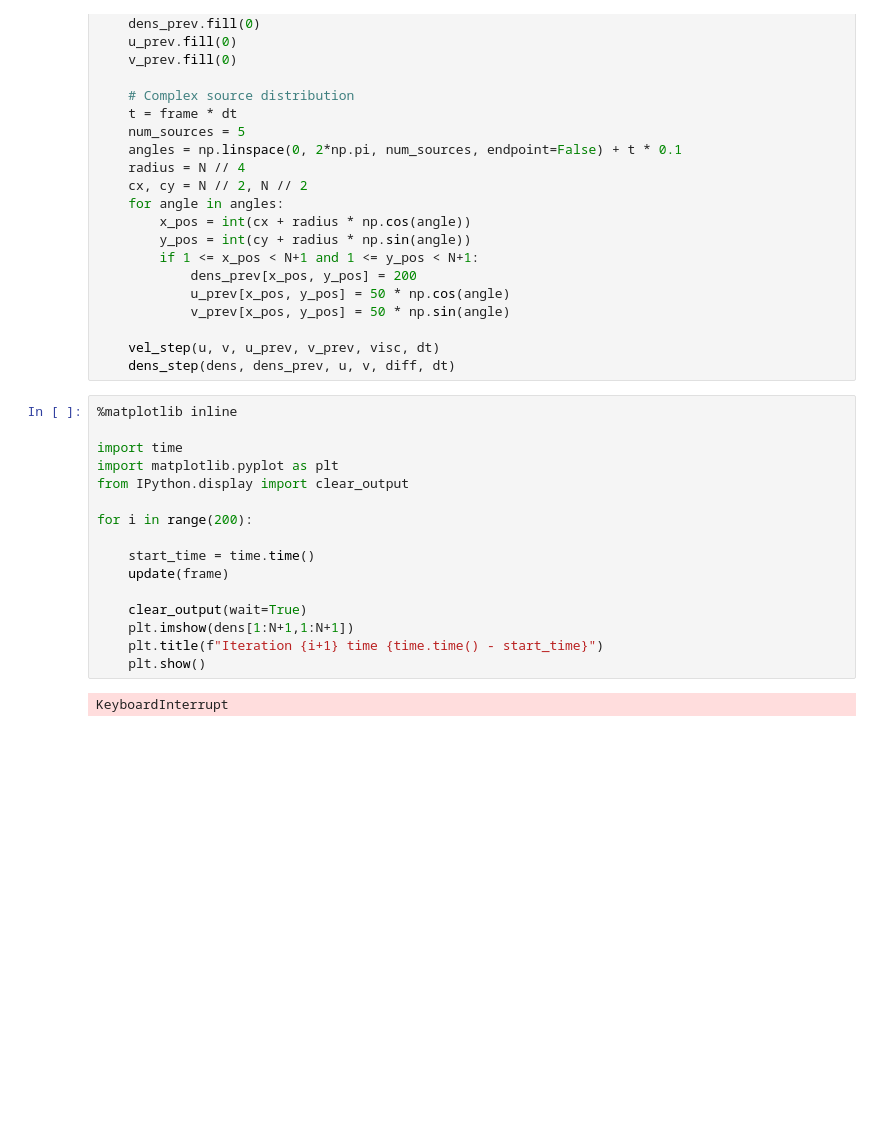
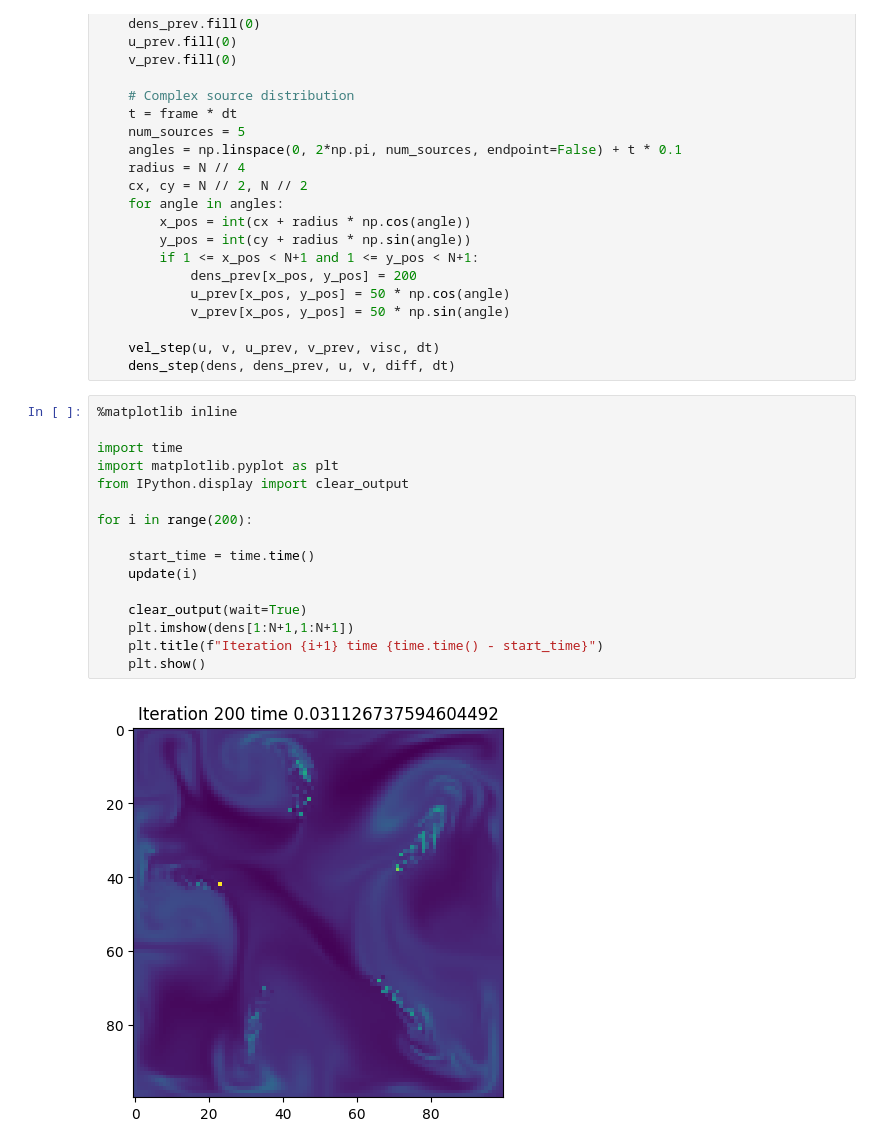
Before and after one commit to nosemeocurreapodo/Embedded_Systems_labs, a Jupyter notebook: fluidsimulation/fluidsimulation.ipynb, the cells around one changed output. Cells and saved outputs as stored; diff of their text form; blank space fills up the shorter version.

```diff
--- a/fluidsimulation/fluidsimulation.ipynb
+++ b/fluidsimulation/fluidsimulation.ipynb
@@ -134,18 +134,18 @@ def update(frame):
 # %%
 %matplotlib inline
 
 import time
 import matplotlib.pyplot as plt
 from IPython.display import clear_output
 
 for i in range(200):
 
     start_time = time.time()
-    update(frame)
+    update(i)
 
     clear_output(wait=True)
     plt.imshow(dens[1:N+1,1:N+1])
     plt.title(f"Iteration {i+1} time {time.time() - start_time}")
     plt.show()
 # %% [output]
-KeyboardInterrupt
+[figure, added]
```
